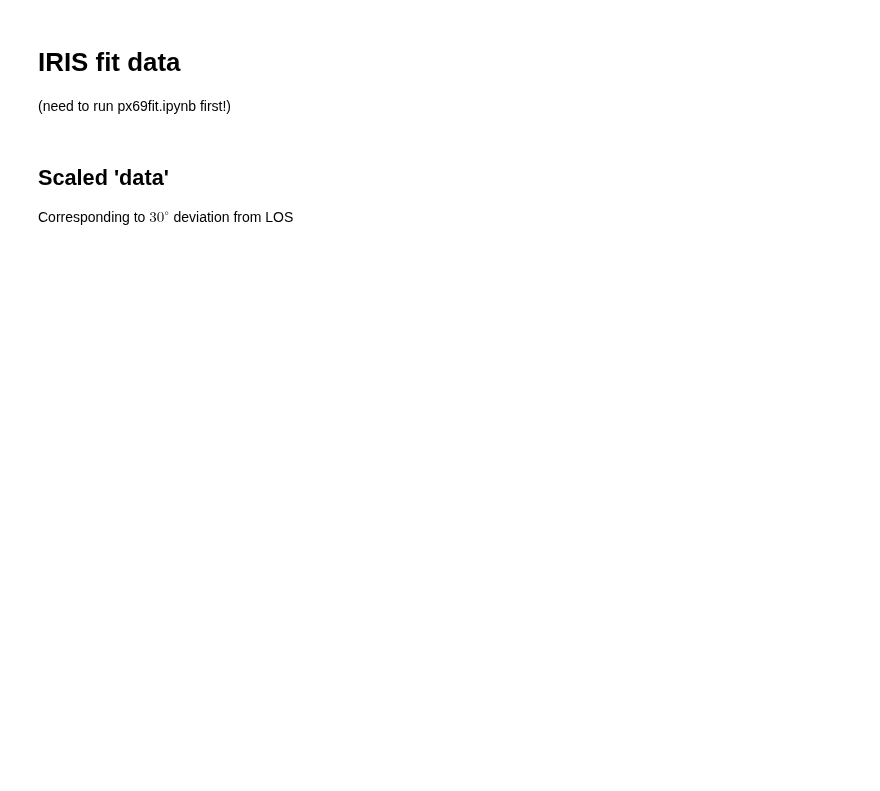
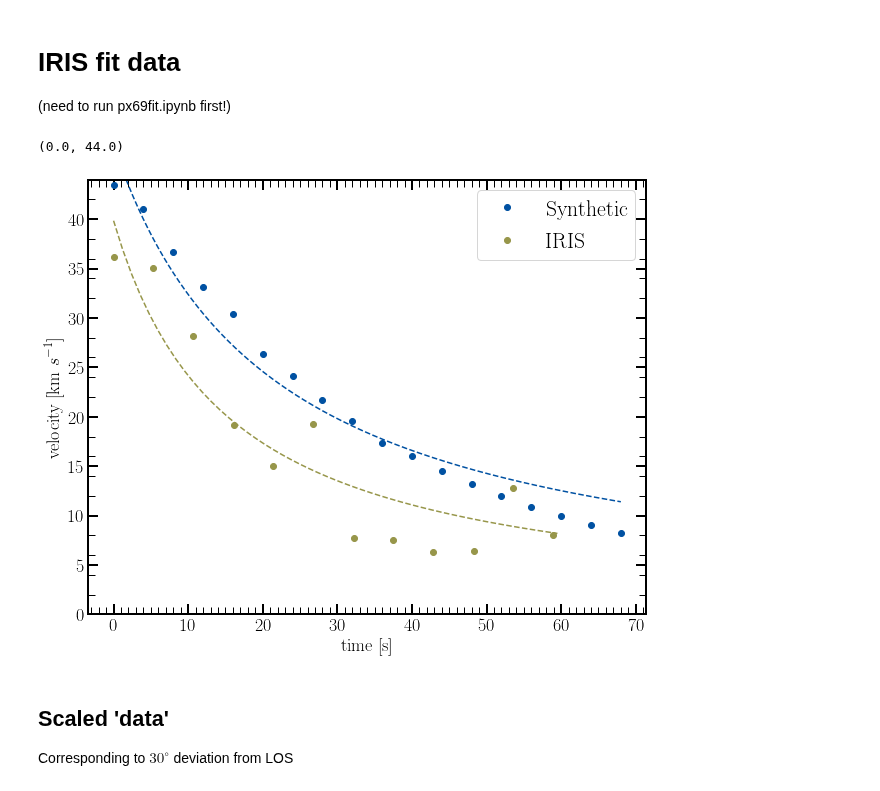
Before and after one commit to wilashfie/synth_spec, a Jupyter notebook: ebtel/EBTEL_h369.ipynb, the cells around one changed output. Saved outputs shown, nothing was run; the diff lists cells and outputs as text; code cells hidden in the pictures; blank space fills up the shorter version.

```diff
--- a/ebtel/EBTEL_h369.ipynb
+++ b/ebtel/EBTEL_h369.ipynb
@@ -171,26 +215,29 @@ imax
 # %%
 fig, ax = plt.subplots(figsize=(10,8))
 ax.plot(tt,vr,'o',label='Synthetic', color = clrs[0])
 ax.plot(tnew,f(tnew), '--', color = clrs[0])
 ax.plot(tm_fit,vr_iris,'o',label='IRIS', color = clrs[1])
 ax.plot(tiris,firis(tiris), '--', color = clrs[1])
 
 ax.set_xlabel('time [s]')
 ax.set_ylabel('velocity [km $s^{-1}$]')
 ax.legend(fontsize='large')
 
 ax.xaxis.set_tick_params(which='major', size=10, width=2, direction='in', top='on')
 ax.xaxis.set_tick_params(which='minor', size=7, width=1, direction='in', top='on')
 ax.yaxis.set_tick_params(which='major', size=10, width=2, direction='in', right='on')
 ax.yaxis.set_tick_params(which='minor', size=7, width=1, direction='in', right='on')
 
 ax.yaxis.set_minor_locator(mpl.ticker.MultipleLocator(2))
 ax.xaxis.set_minor_locator(mpl.ticker.MultipleLocator(1))
 
-#ax.set_xlim(-0.5, 40)
-#ax.set_ylim(-1.5, 50)
+#ax.set_xlim(-1.5, 68)
+ax.set_ylim(0, 44)
 
-#fig.savefig('IRIS_PREFT_velocities.png', format='png',facecolor='w', edgecolor='w', dpi = 1000)
+#fig.savefig('IRIS_PREFT_velocities.pdf', format='pdf',facecolor='w', edgecolor='w', dpi = 1000)
+# %% [output]
+(0.0, 44.0)
+[figure, added]
 # %% [markdown]
 ## Scaled 'data'
 Corresponding to $30^\circ$ deviation from LOS
```
Also changed, not shown: parts of 33 cells of this notebook, 2 other files.
